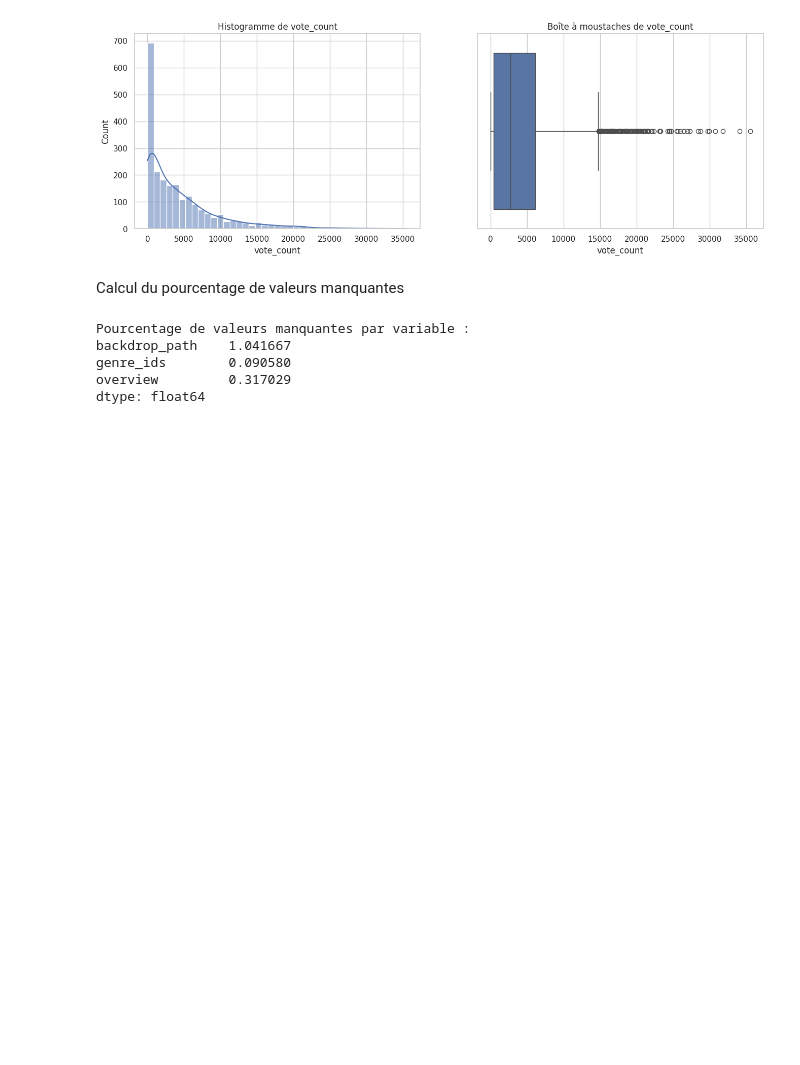
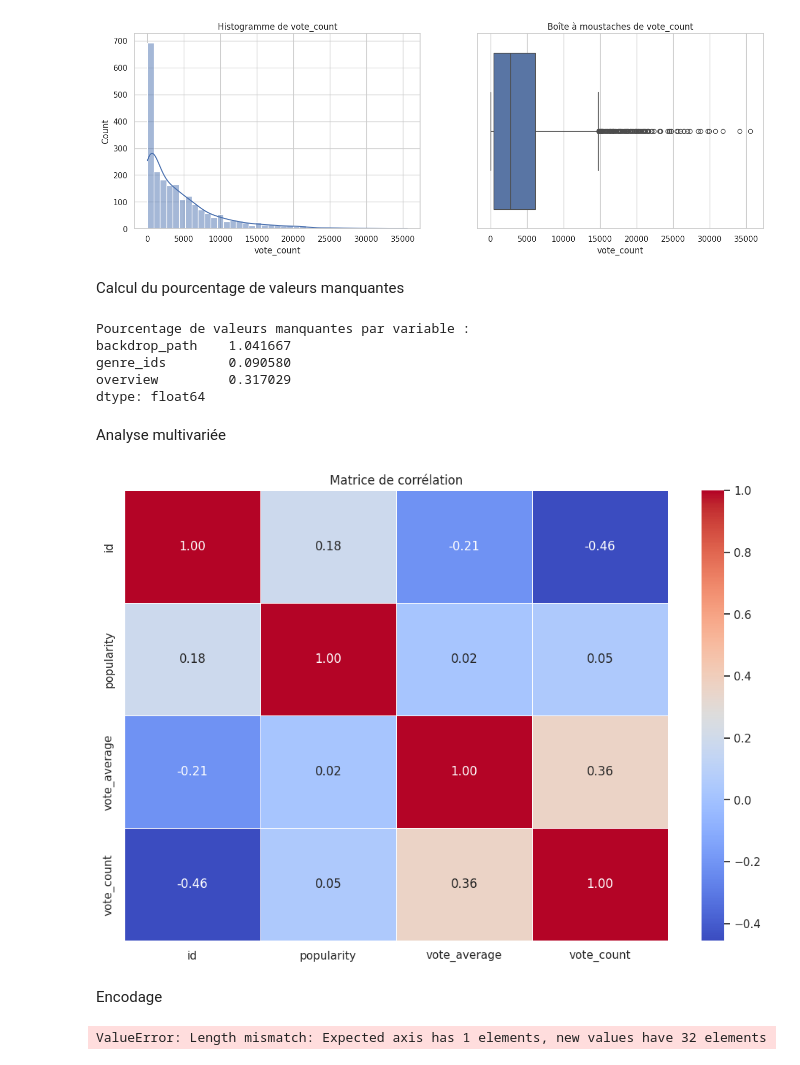
Before and after one commit to Santoudllo/FilmRecommenderSystem, a Jupyter notebook: notebooks/Filmrecommender_EDA.ipynb, the cells around one changed output. Cells and saved outputs as stored; diff of their text form; code cells hidden in the pictures; blank space fills up the shorter version.

Commit message:
data_preprocessing

```diff
--- a/notebooks/Filmrecommender_EDA.ipynb
+++ b/notebooks/Filmrecommender_EDA.ipynb
@@ -79,3 +79,33 @@ backdrop_path    1.041667
 genre_ids        0.090580
 overview         0.317029
 dtype: float64
+# %% [markdown]
+Analyse multivariée
+# %%
+def plot_correlation_matrix(data):
+    # Sélection des colonnes numériques
+    numeric_columns = data.select_dtypes(include=['int64', 'float64']).columns
+
+    corr_matrix = data[numeric_columns].corr()
+
+    plt.figure(figsize=(12, 8))
+
+    # Tracé de la matrice de corrélation avec heatmap
+    sns.heatmap(corr_matrix, annot=True, cmap='coolwarm', fmt=".2f", linewidths=.5)
+    plt.title('Matrice de corrélation')
+    plt.show()
+
+# Utilisation de la fonction pour afficher la matrice de corrélation
+plot_correlation_matrix(data)
+# %% [output]
+[figure, added]
+# %% [markdown]
+Encodage
+# %%
+# Encodage des variables catégoriques
+data = pd.get_dummies(data, drop_first=True)
+
+# Vérification et correction des erreurs de typage
+data = data.convert_dtypes()
+# %% [output]
+ValueError: Length mismatch: Expected axis has 1 elements, new values have 32 elements
```
Also changed, not shown: parts of 1 cell of this notebook.
